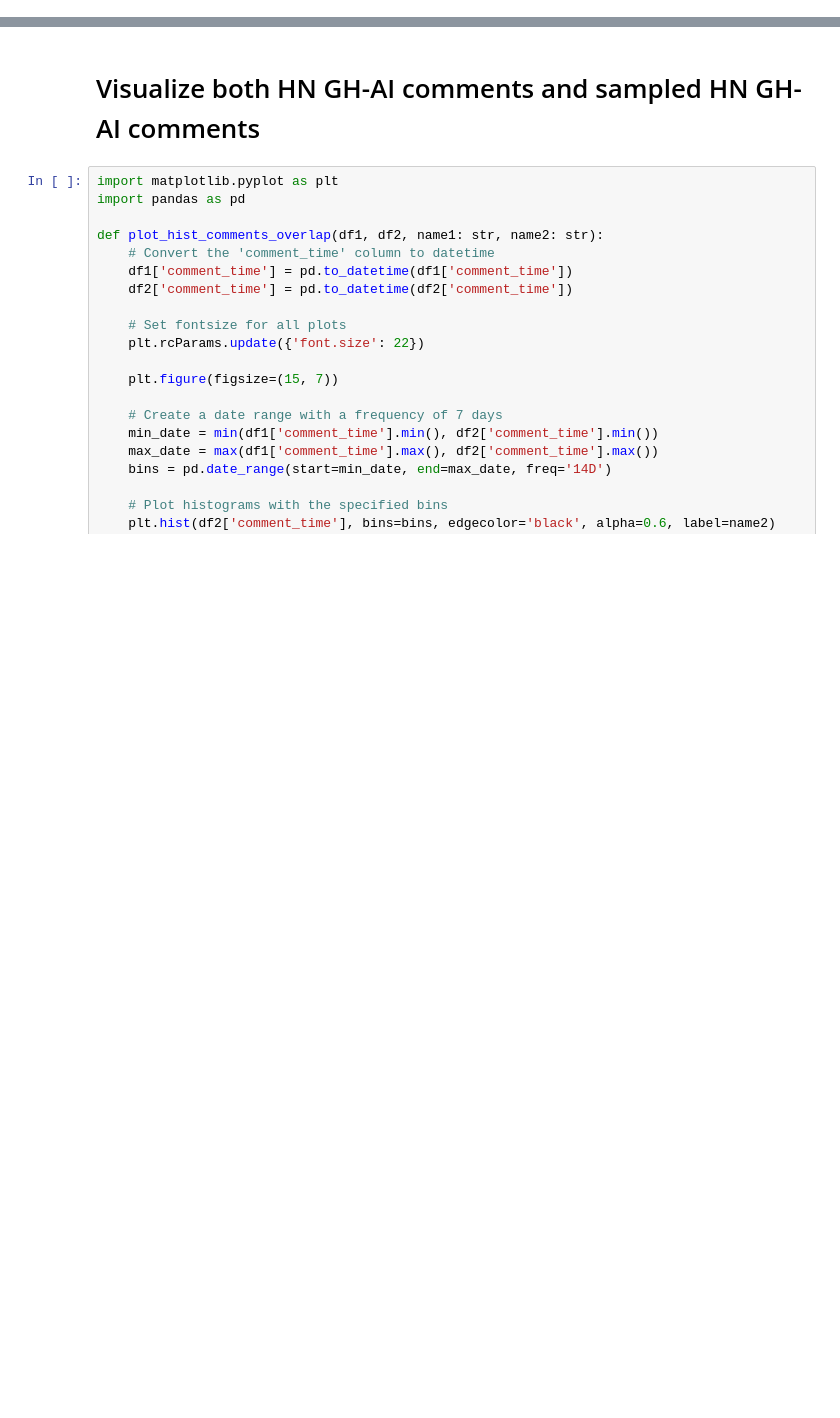
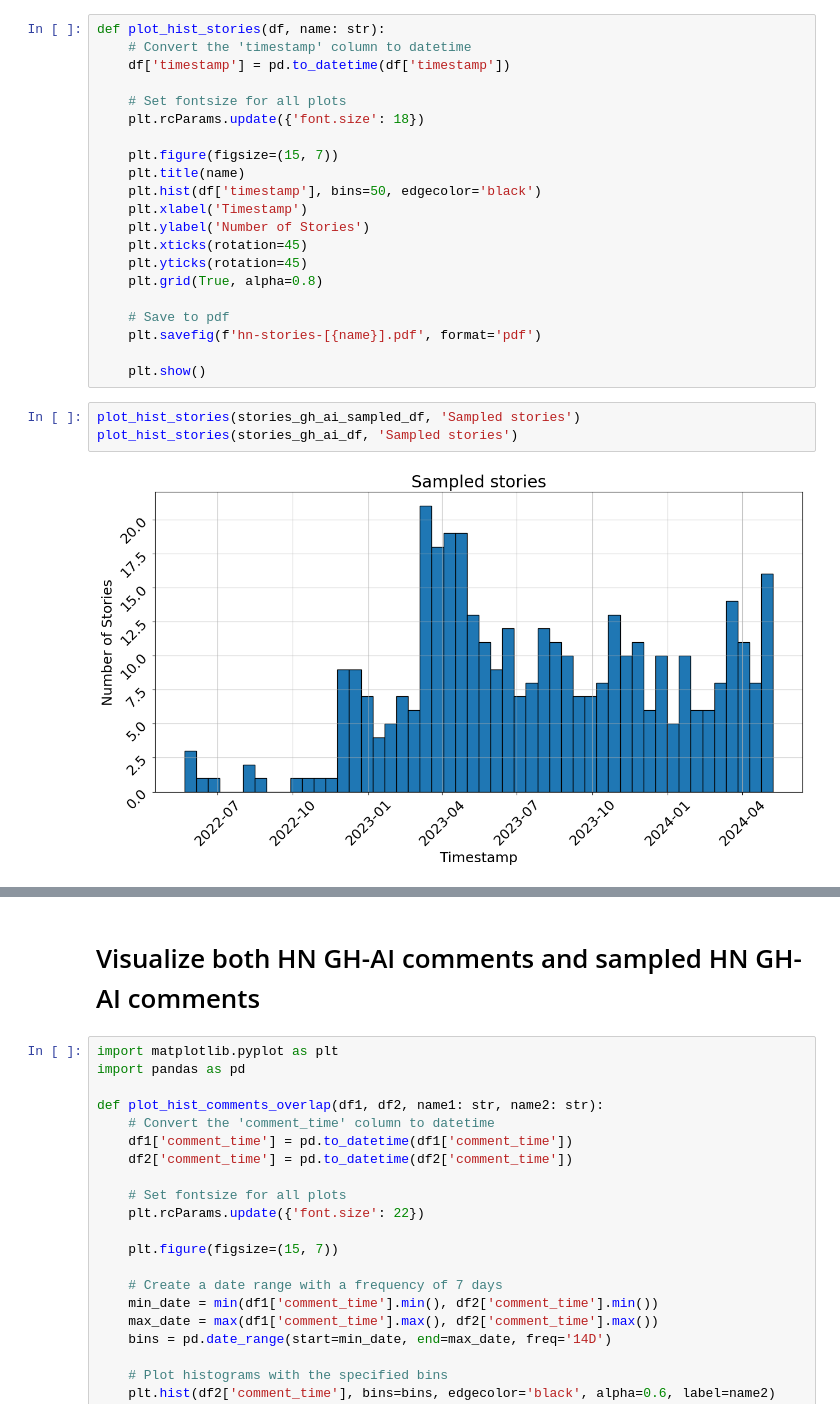
Before and after one commit to MUICT-SERU/SP2024-GPT, a Jupyter notebook: src/rq2/2a-ground-truth-eval/analyze-sampled-dataset.ipynb, the cells around one changed output, grey strips where cells are left out. Saved outputs shown, nothing was run; the diff lists cells and outputs as text; blank space fills up the shorter version.

```diff
--- a/src/rq2/2a-ground-truth-eval/analyze-sampled-dataset.ipynb
+++ b/src/rq2/2a-ground-truth-eval/analyze-sampled-dataset.ipynb
@@ -41,0 +60,26 @@ plot_hist_comments(comments_gh_ai_sampled_df, 'Sampled Comments')
+# %%
+def plot_hist_stories(df, name: str):
+    # Convert the 'timestamp' column to datetime
+    df['timestamp'] = pd.to_datetime(df['timestamp'])
+
+    # Set fontsize for all plots
+    plt.rcParams.update({'font.size': 18})
+
+    plt.figure(figsize=(15, 7))
+    plt.title(name)
+    plt.hist(df['timestamp'], bins=50, edgecolor='black')
+    plt.xlabel('Timestamp')
+    plt.ylabel('Number of Stories')
+    plt.xticks(rotation=45)
+    plt.yticks(rotation=45)
+    plt.grid(True, alpha=0.8)
+
+    # Save to pdf
+    plt.savefig(f'hn-stories-[{name}].pdf', format='pdf')
+
+    plt.show()
+# %%
+plot_hist_stories(stories_gh_ai_sampled_df, 'Sampled stories')
+plot_hist_stories(stories_gh_ai_df, 'Sampled stories')
+# %% [output]
+[figure, added]
```
Also changed, not shown: parts of 9 cells of this notebook, 1 other file.
